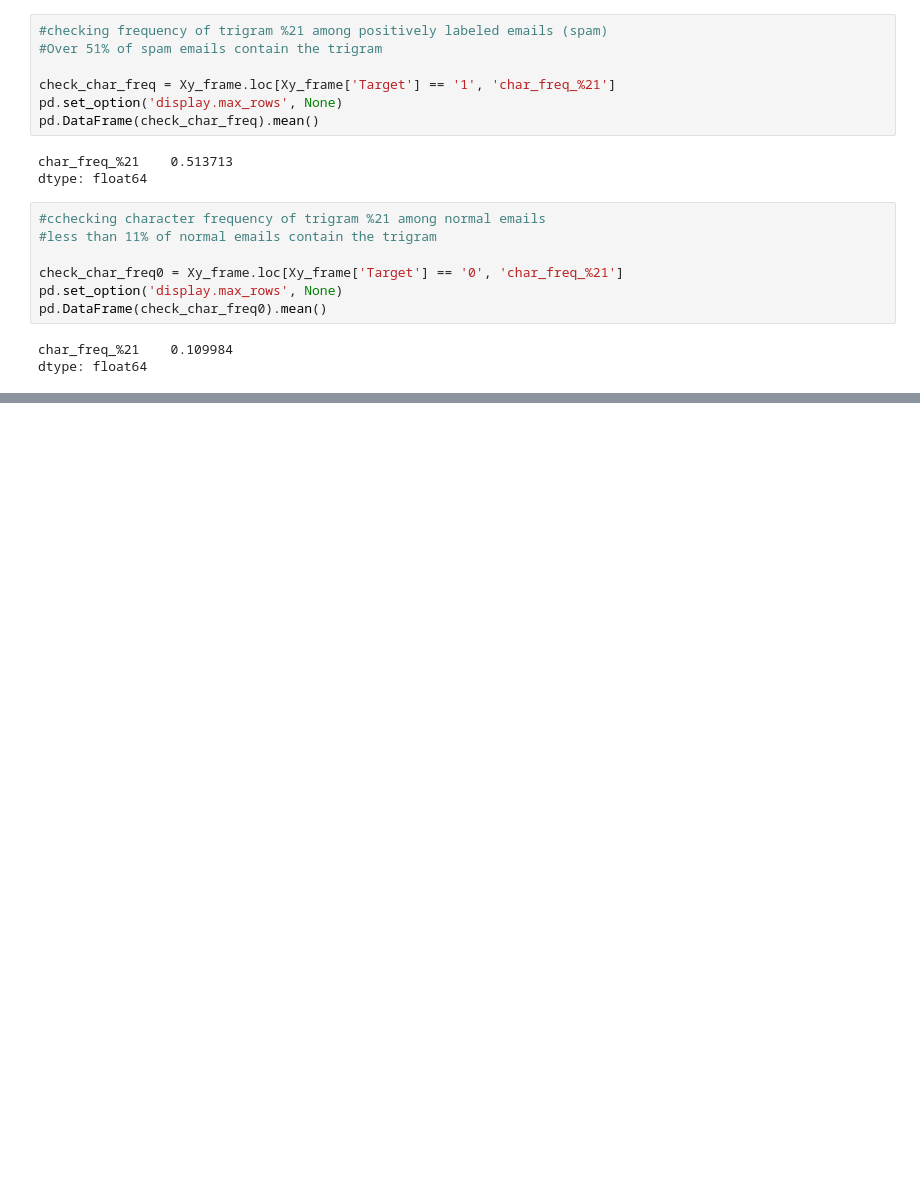
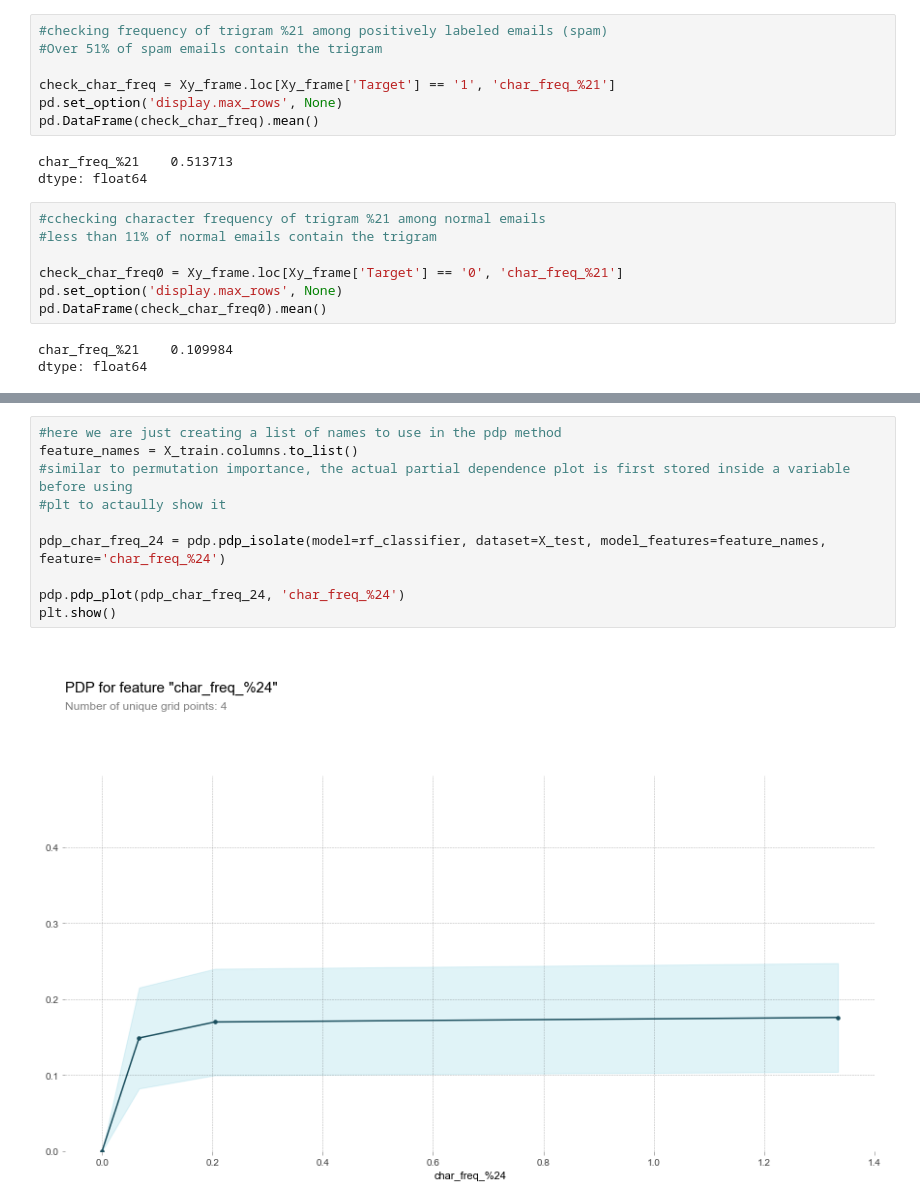
Before and after one commit to bdjulian/bdjulian.github.io, a Jupyter notebook: Projects/spam-minilab.ipynb, the cells around one changed output, grey strips where cells are left out. Saved outputs shown, nothing was run; the diff lists cells and outputs as text; blank space fills up the shorter version.

Commit message:
Addition of pdp plots and more
permutation importance explanation, expanding on markdown, starting pdp (rad)

```diff
--- a/Projects/spam-minilab.ipynb
+++ b/Projects/spam-minilab.ipynb
@@ -279,0 +294,12 @@ eli5.show_weights(perm_model_1, feature_names = X_train.columns.to_list())
+# %%
+#here we are just creating a list of names to use in the pdp method
+feature_names = X_train.columns.to_list()
+#similar to permutation importance, the actual partial dependence plot is first stored inside a variable before using
+#plt to actaully show it
+
+pdp_char_freq_24 = pdp.pdp_isolate(model=rf_classifier, dataset=X_test, model_features=feature_names, feature='char_freq_%24')
+
+pdp.pdp_plot(pdp_char_freq_24, 'char_freq_%24')
+plt.show()
+# %% [output]
+[figure, added]
```
Also changed, not shown: parts of 7 cells of this notebook.
